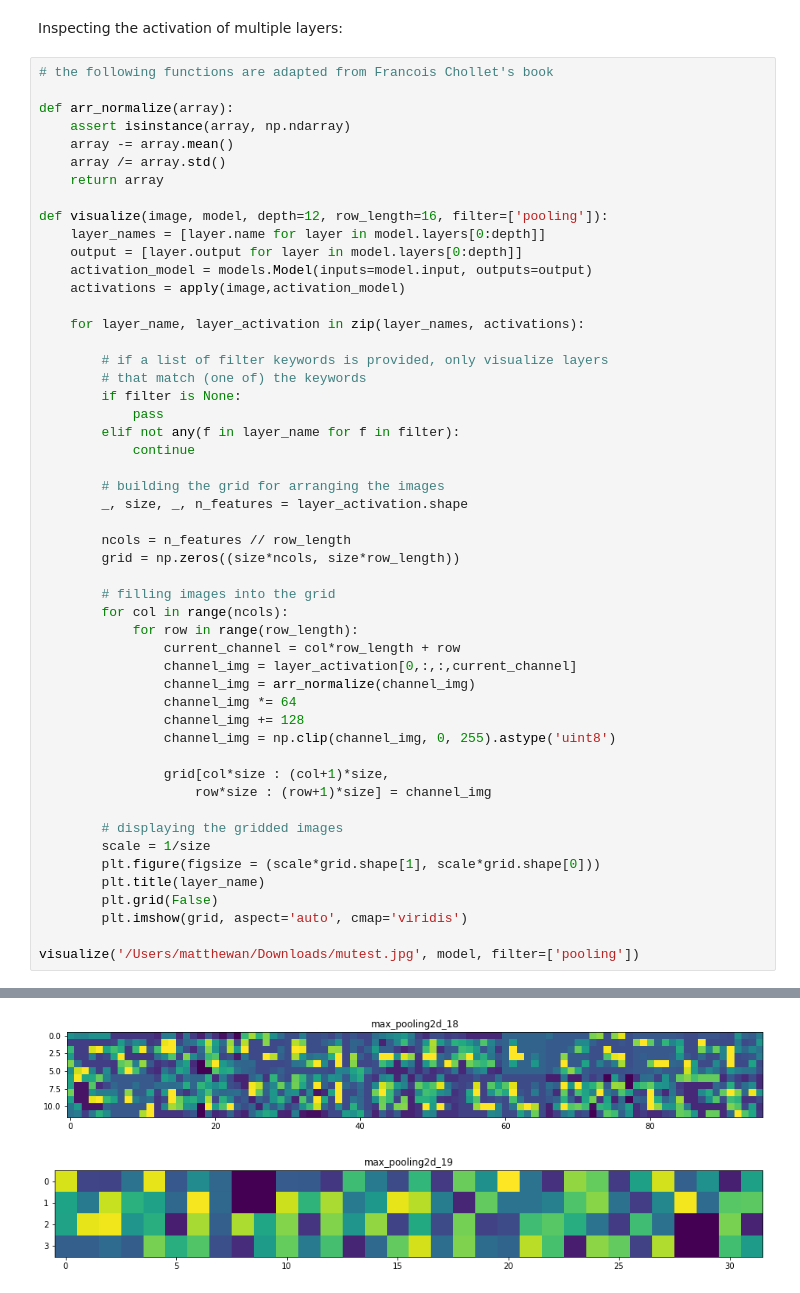
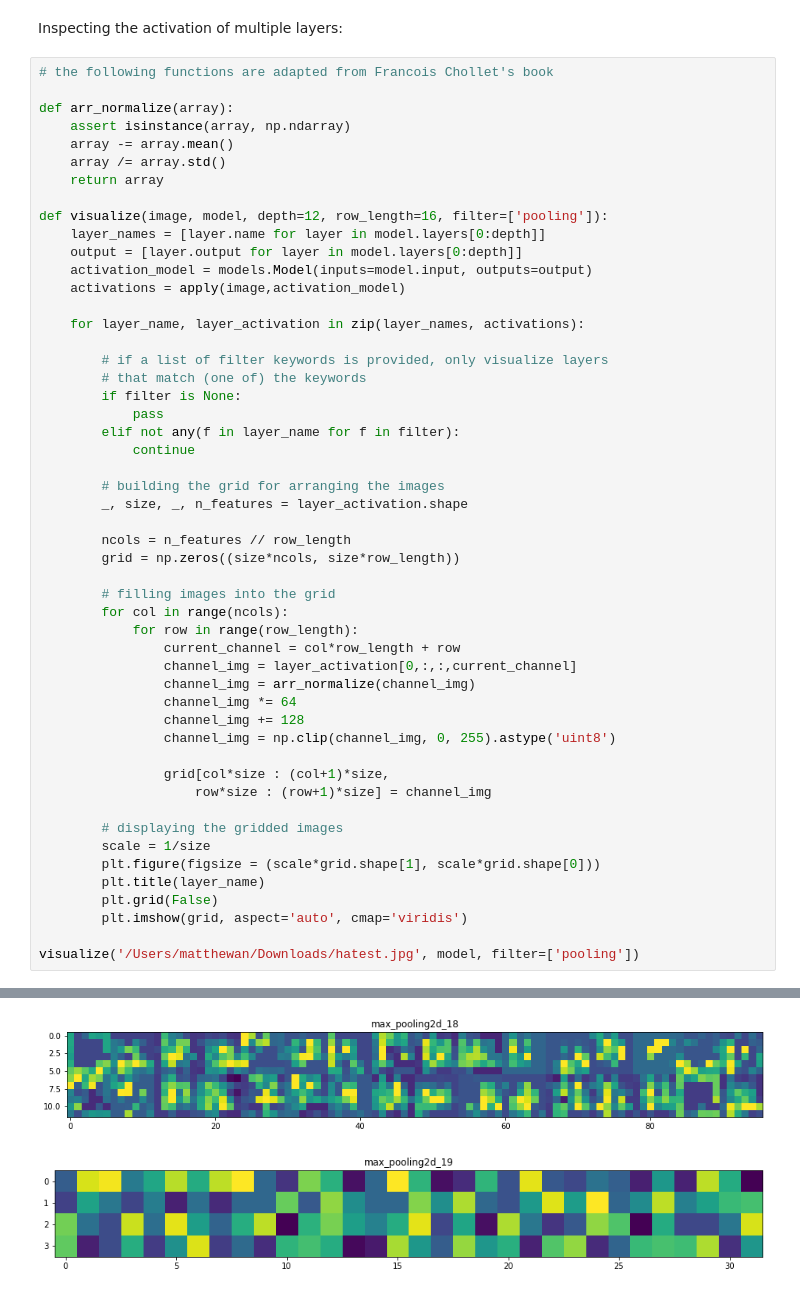
Before and after one commit to aliquod/hiragana, a Jupyter notebook: kana.ipynb, the cells around one changed output, grey strips where cells are left out. Saved outputs shown, nothing was run; the diff lists cells and outputs as text.

Commit message:
fixed test image

```diff
--- a/kana.ipynb
+++ b/kana.ipynb
@@ -421,5 +429,5 @@ def visualize(image, model, depth=12, row_length=16, filter=['pooling']):
         plt.grid(False)
         plt.imshow(grid, aspect='auto', cmap='viridis')
 
-visualize('/Users/matthewan/Downloads/mutest.jpg', model, filter=['pooling'])
+visualize('/Users/matthewan/Downloads/hatest.jpg', model, filter=['pooling'])
 # %% [output]
@@ -430,2 +438,2 @@ visualize('/Users/matthewan/Downloads/mutest.jpg', model, filter=['pooling'])
-[figure, old version]
+[figure, new version]
-[figure, old version]
+[figure, new version]
```
Also changed, not shown: parts of 3 cells of this notebook.
